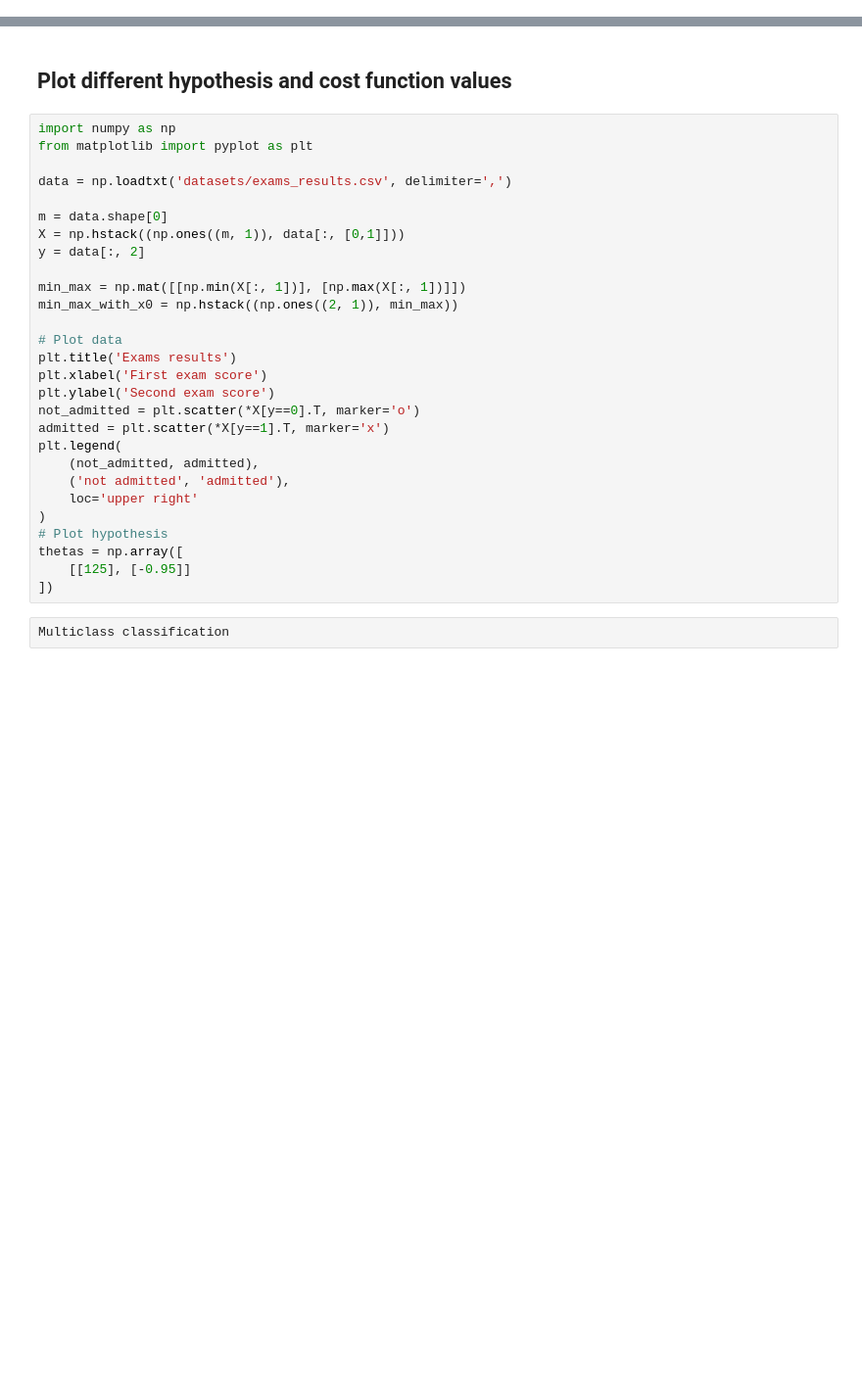
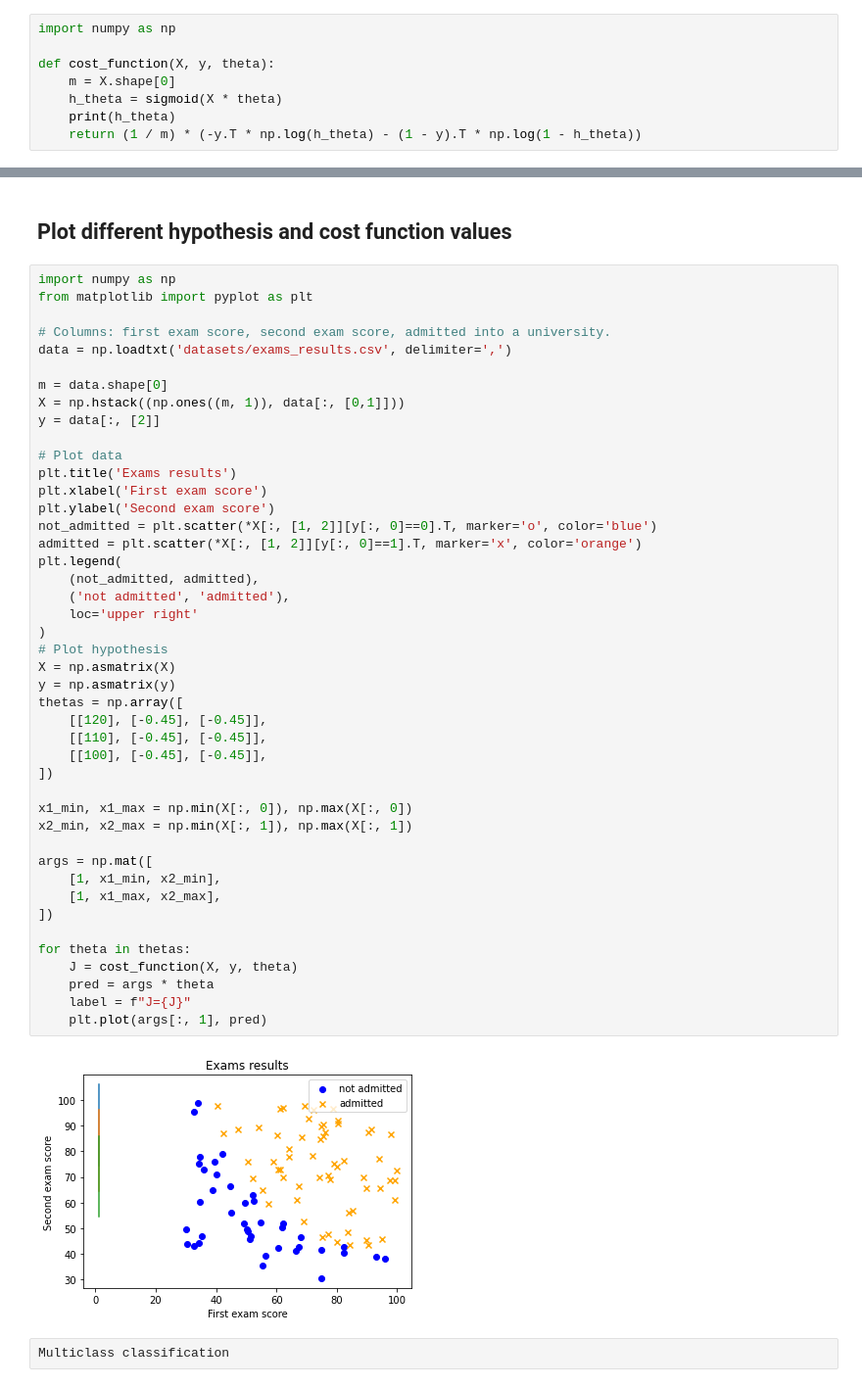
Before and after one commit to Michael-Wisniewski/machine-learning-algorithms, a Jupyter notebook: src/Logistic regression algorithms.ipynb, the cells around one changed output, grey strips where cells are left out. Shown at 98% size. Drawn from its saved outputs; the diff is of its cells as text; blank space fills up the shorter version.

```diff
--- a/src/Logistic regression algorithms.ipynb
+++ b/src/Logistic regression algorithms.ipynb
@@ -56,3 +65,11 @@ $\begin{aligned}
+# %%
+import numpy as np
+
+def cost_function(X, y, theta):
+    m = X.shape[0]
+    h_theta = sigmoid(X * theta)
+    print(h_theta)
+    return (1 / m) * (-y.T * np.log(h_theta) - (1 - y).T * np.log(1 - h_theta))
 # %% [markdown]
 # Logistic regression examples
 # %% [markdown]
@@ -172,31 +204,49 @@ plt.show()
 # %%
 import numpy as np
 from matplotlib import pyplot as plt
 
+# Columns: first exam score, second exam score, admitted into a university.
 data = np.loadtxt('datasets/exams_results.csv', delimiter=',')
 
 m = data.shape[0]
 X = np.hstack((np.ones((m, 1)), data[:, [0,1]]))
-y = data[:, 2]
-
-min_max = np.mat([[np.min(X[:, 1])], [np.max(X[:, 1])]])
-min_max_with_x0 = np.hstack((np.ones((2, 1)), min_max))
+y = data[:, [2]]
 
 # Plot data
 plt.title('Exams results')
 plt.xlabel('First exam score')
 plt.ylabel('Second exam score')
-not_admitted = plt.scatter(*X[y==0].T, marker='o')
-admitted = plt.scatter(*X[y==1].T, marker='x')
+not_admitted = plt.scatter(*X[:, [1, 2]][y[:, 0]==0].T, marker='o', color='blue')
+admitted = plt.scatter(*X[:, [1, 2]][y[:, 0]==1].T, marker='x', color='orange')
 plt.legend(
     (not_admitted, admitted),
     ('not admitted', 'admitted'),
     loc='upper right'
 )
 # Plot hypothesis
+X = np.asmatrix(X)
+y = np.asmatrix(y)
 thetas = np.array([
-    [[125], [-0.95]]
+    [[120], [-0.45], [-0.45]],
+    [[110], [-0.45], [-0.45]],
+    [[100], [-0.45], [-0.45]],
 ])
+
+x1_min, x1_max = np.min(X[:, 0]), np.max(X[:, 0])
+x2_min, x2_max = np.min(X[:, 1]), np.max(X[:, 1])
+
+args = np.mat([
+    [1, x1_min, x2_min],
+    [1, x1_max, x2_max],
+])
+
+for theta in thetas:
+    J = cost_function(X, y, theta)
+    pred = args * theta
+    label = f"J={J}"
+    plt.plot(args[:, 1], pred)
+# %% [output]
+[figure, added]
 # %%
 Multiclass classification
 # %%
```
Also changed, not shown: parts of 6 cells of this notebook, 2 other files.
